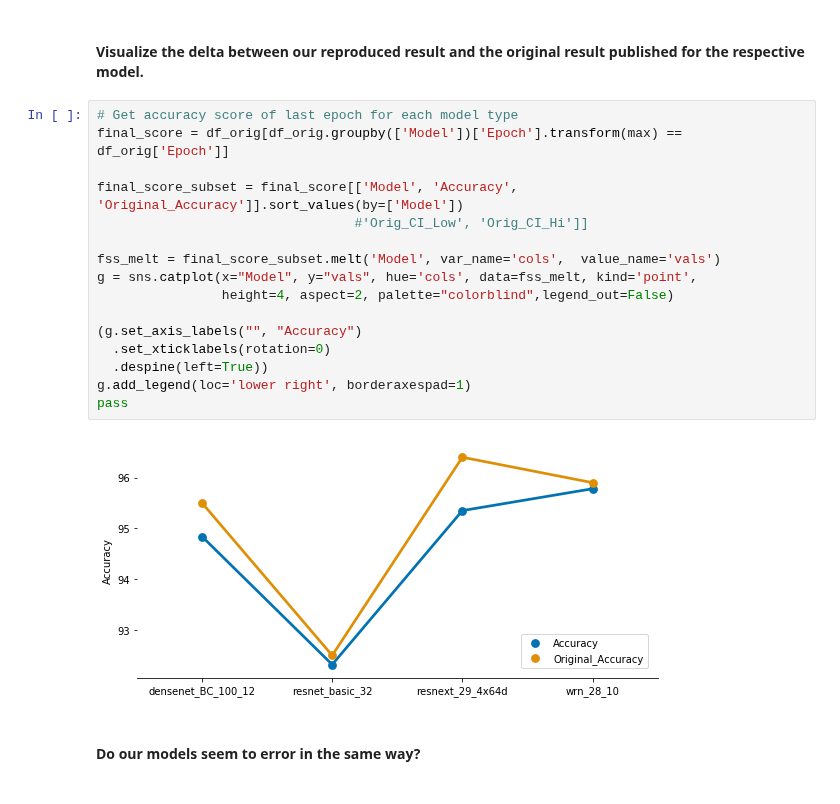
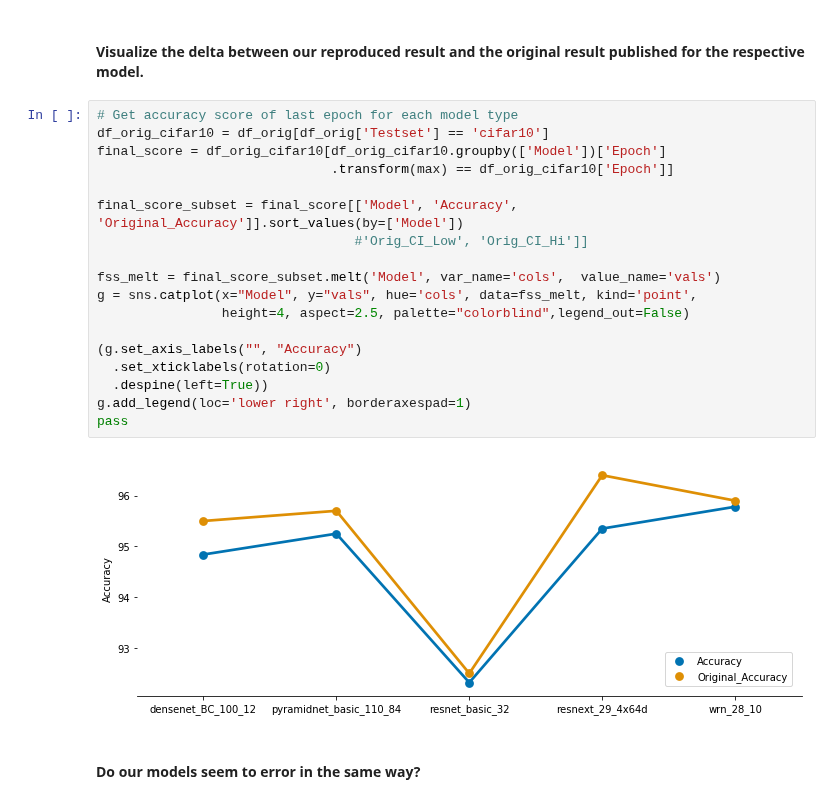
Before and after one commit to danzisar/w210-capstone, a Jupyter notebook: original_model_results/Reproducability_EDA.ipynb, the cells around one changed output. Drawn from its saved outputs; the diff is of its cells as text.

```diff
--- a/original_model_results/Reproducability_EDA.ipynb
+++ b/original_model_results/Reproducability_EDA.ipynb
@@ -46,22 +53,24 @@ df_orig
 #### Visualize the delta between our reproduced result and the original result published for the respective model.
 # %%
 # Get accuracy score of last epoch for each model type
-final_score = df_orig[df_orig.groupby(['Model'])['Epoch'].transform(max) == df_orig['Epoch']]
+df_orig_cifar10 = df_orig[df_orig['Testset'] == 'cifar10']
+final_score = df_orig_cifar10[df_orig_cifar10.groupby(['Model'])['Epoch']
+                              .transform(max) == df_orig_cifar10['Epoch']]
 
 final_score_subset = final_score[['Model', 'Accuracy', 'Original_Accuracy']].sort_values(by=['Model'])
                                  #'Orig_CI_Low', 'Orig_CI_Hi']]
 
 fss_melt = final_score_subset.melt('Model', var_name='cols',  value_name='vals')
 g = sns.catplot(x="Model", y="vals", hue='cols', data=fss_melt, kind='point',
-                height=4, aspect=2, palette="colorblind",legend_out=False)
+                height=4, aspect=2.5, palette="colorblind",legend_out=False)
 
 (g.set_axis_labels("", "Accuracy")
   .set_xticklabels(rotation=0)
   .despine(left=True))
 g.add_legend(loc='lower right', borderaxespad=1)
 pass
 # %% [output]
-[figure, old version]
+[figure, new version]
 # %% [markdown]
 #### Do our models seem to error in the same way?
 # %%
```
Also changed, not shown: parts of 9 cells of this notebook.
